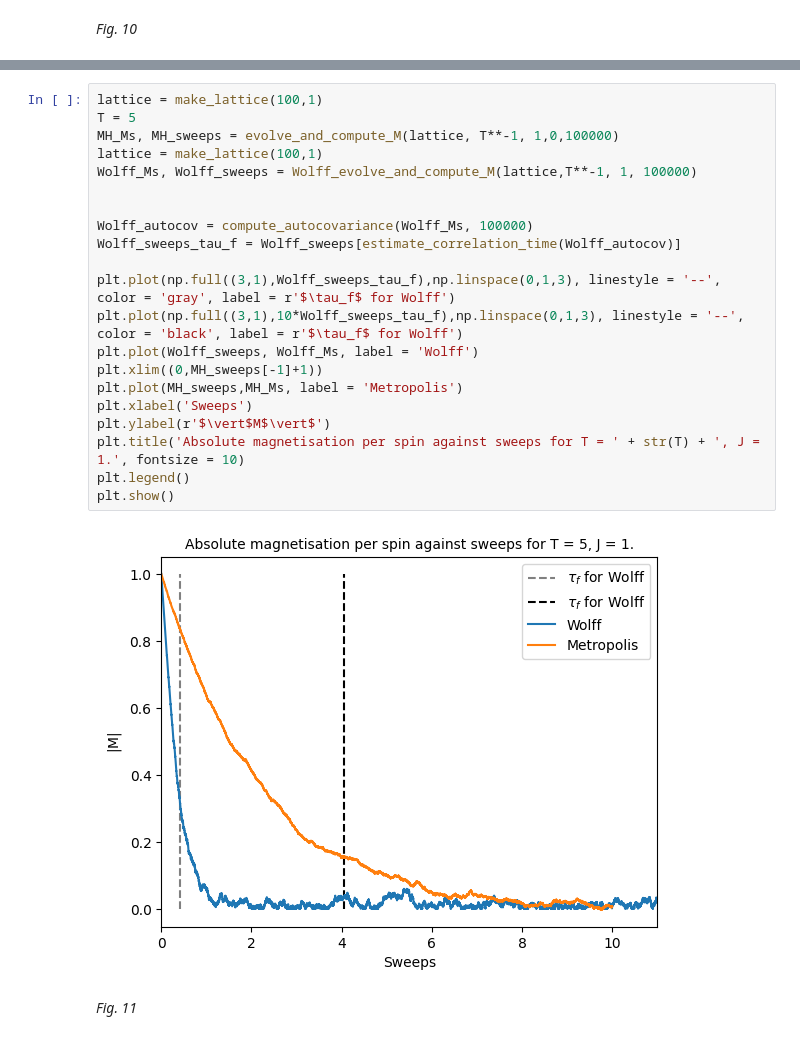
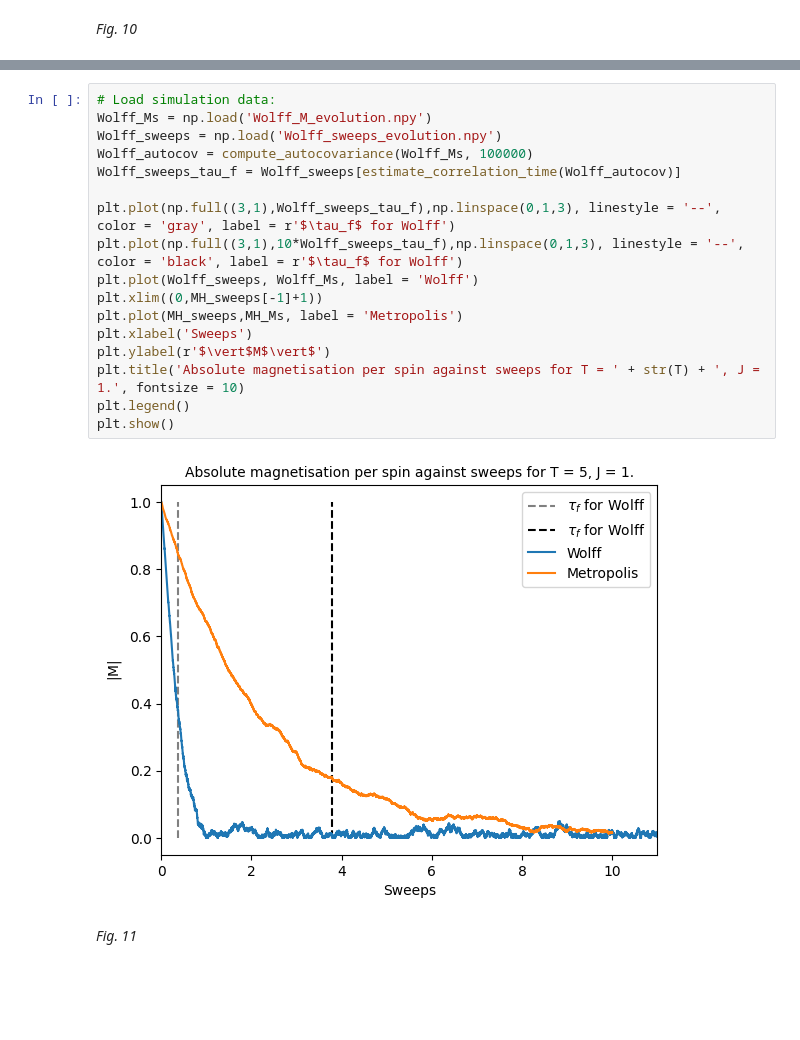
Before and after one commit to Part-II-Computational-Physics/cluster-algorithms-for-monte-carlo-jbd29, a Jupyter notebook: Report.ipynb, the cells around one changed output, grey strips where cells are left out. Drawn from its saved outputs; the diff is of its cells as text; blank space fills up the shorter version.

Commit message:
data

```diff
--- a/Report.ipynb
+++ b/Report.ipynb
@@ -644,26 +659,22 @@ The
 # %%
-lattice = make_lattice(100,1)
-T = 5
-MH_Ms, MH_sweeps = evolve_and_compute_M(lattice, T**-1, 1,0,100000)
-lattice = make_lattice(100,1)
-Wolff_Ms, Wolff_sweeps = Wolff_evolve_and_compute_M(lattice,T**-1, 1, 100000)
-
-
+# Load simulation data:
+Wolff_Ms = np.load('Wolff_M_evolution.npy')
+Wolff_sweeps = np.load('Wolff_sweeps_evolution.npy')
 Wolff_autocov = compute_autocovariance(Wolff_Ms, 100000)
 Wolff_sweeps_tau_f = Wolff_sweeps[estimate_correlation_time(Wolff_autocov)]
 
 plt.plot(np.full((3,1),Wolff_sweeps_tau_f),np.linspace(0,1,3), linestyle = '--', color = 'gray', label = r'$\tau_f$ for Wolff')
 plt.plot(np.full((3,1),10*Wolff_sweeps_tau_f),np.linspace(0,1,3), linestyle = '--', color = 'black', label = r'$\tau_f$ for Wolff')
 plt.plot(Wolff_sweeps, Wolff_Ms, label = 'Wolff')
 plt.xlim((0,MH_sweeps[-1]+1))
 plt.plot(MH_sweeps,MH_Ms, label = 'Metropolis')
 plt.xlabel('Sweeps')
 plt.ylabel(r'$\vert$M$\vert$')
 plt.title('Absolute magnetisation per spin against sweeps for T = ' + str(T) + ', J = 1.', fontsize = 10)
 plt.legend()
 plt.show()
 # %% [output]
-[figure, old version]
+[figure, new version]
 # %% [markdown]
 *Fig. 11*
 # %% [markdown]
```
Also changed, not shown: parts of 3 cells of this notebook, 5 other files.
